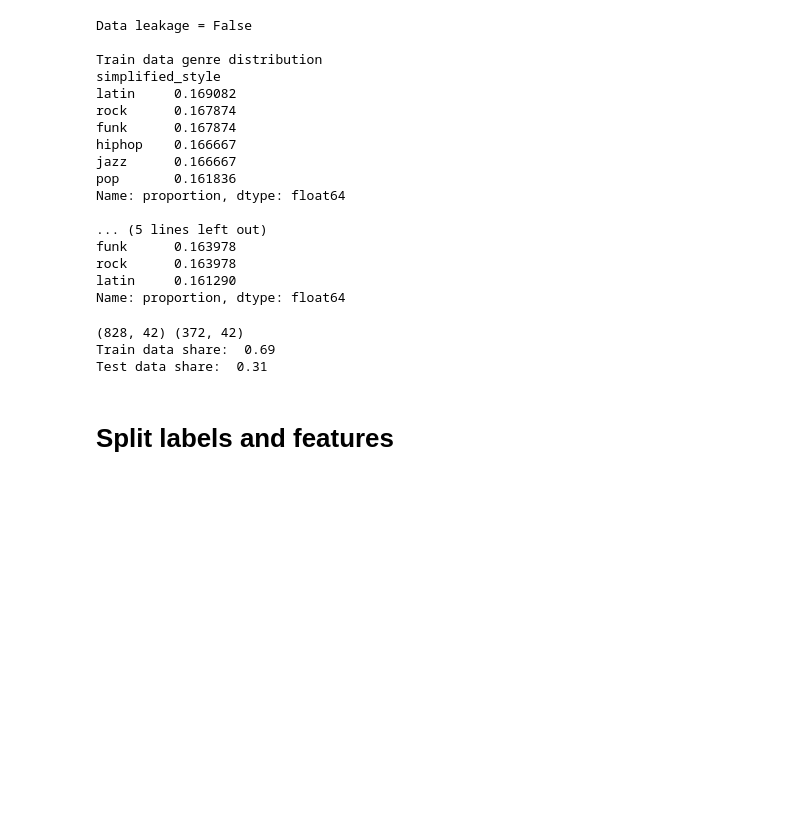
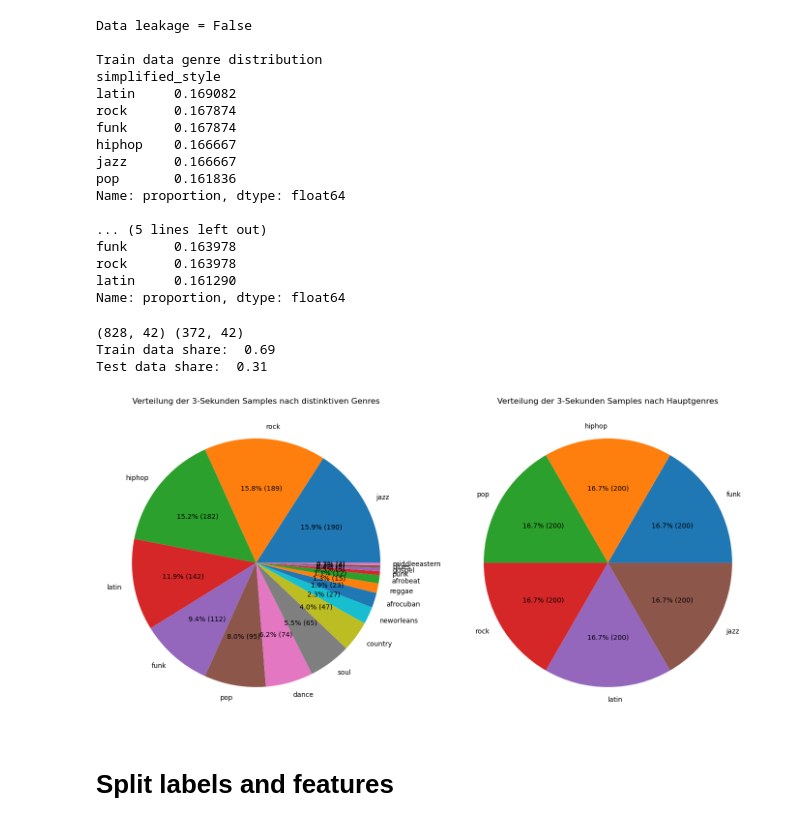
Before and after one commit to Knerten0815/GrooveLens, a Jupyter notebook: Notebooks/Multiclass_Random_Forest.ipynb, the cells around one changed output. Cells and saved outputs as stored; diff of their text form; code cells hidden in the pictures; blank space fills up the shorter version.

```diff
--- a/Notebooks/Multiclass_Random_Forest.ipynb
+++ b/Notebooks/Multiclass_Random_Forest.ipynb
@@ -313,6 +225,53 @@ print("Test data share: ", data_test.shape[0] / data.shape[0])
 (828, 42) (372, 42)
 Train data share:  0.69
 Test data share:  0.31
+# %%
+import matplotlib.pyplot as plt
+
+def format_autopct(pct, total):
+    return f"{pct:.1f}% ({int(pct/100 * total)})"
+
+# Function to extract the main genres
+def extract_main_genres(df, column):
+    # Split the 'style' column by '/' and '-' and take the first element as the main genre
+    df['main_genre'] = df[column].str.split(r'[/\-]').str[0]
+    # Get the unique main genres
+    main_genres = df['main_genre'].unique()
+    return main_genres
+
+# Extract the main genres from the 'style' column
+main_genres = extract_main_genres(data, 'style')
+
+# Filter and get value counts for 'main_genre' and 'simplified_style'
+main_genres = data[data.beat_type == 1].main_genre.value_counts()
+simplified_beats = data[data.beat_type == 1].simplified_style.value_counts()
+
+# Create the subplots: 1 row, 2 columns
+fig, axes = plt.subplots(1, 2, figsize=(14, 7))
+
+# Plot the first pie chart for main genres
+main_genres.plot.pie(
+    ax=axes[0],  # First subplot
+    title='Verteilung der 3-Sekunden Samples nach distinktiven Genres',
+    autopct=lambda pct: format_autopct(pct, main_genres.sum()),
+    ylabel='',
+)
+
+# Plot the second pie chart for simplified styles
+simplified_beats.plot.pie(
+    ax=axes[1],  # Second subplot
+    title='Verteilung der 3-Sekunden Samples nach Hauptgenres',
+    autopct=lambda pct: format_autopct(pct, simplified_beats.sum()),
+    ylabel='',
+)
+
+# Adjust layout so titles and labels don't overlap
+plt.tight_layout()
+
+# Show the combined plot
+plt.show()
+# %% [output]
+[figure, added]
 # %% [markdown]
 # Split labels and features
 # %%
```
Also changed, not shown: parts of 30 cells of this notebook, 3 other files.
